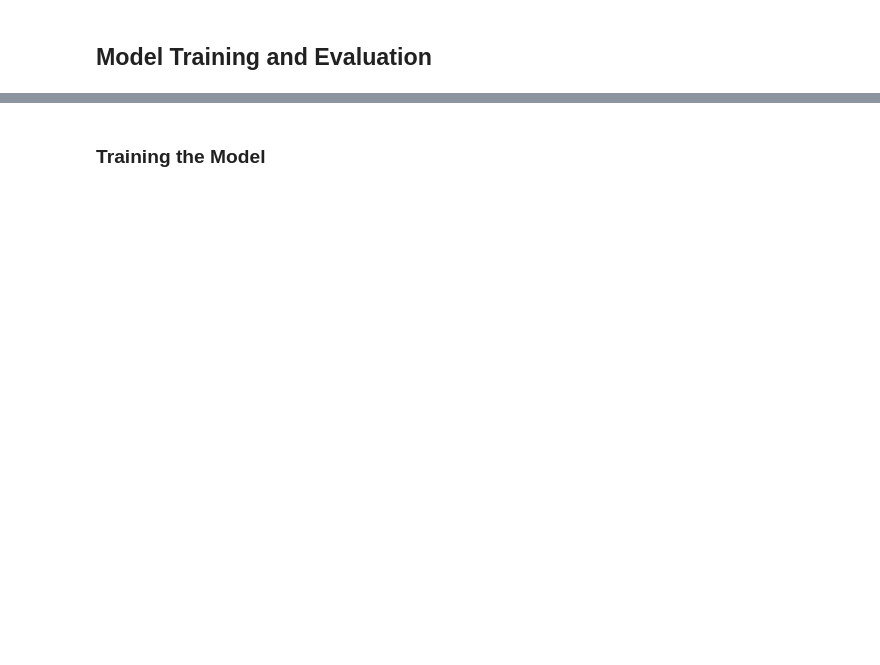
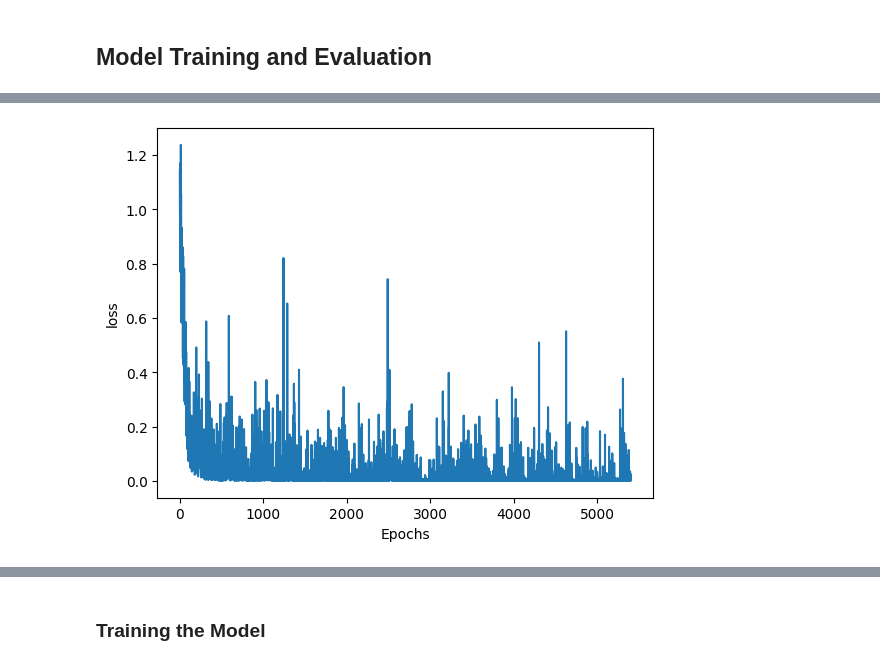
Before and after one commit to Ankur7470/nlp-assignment2, a Jupyter notebook: Copy_of_NLP_assgn2_task2_2.ipynb, the cells around one changed output, grey strips where cells are left out. Cells and saved outputs as stored; diff of their text form; code cells hidden in the pictures; blank space fills up the shorter version.

Commit message:
Add Result of Both GloVe and Word2Vec

```diff
--- a/Copy_of_NLP_assgn2_task2_2.ipynb
+++ b/Copy_of_NLP_assgn2_task2_2.ipynb
@@ -359,0 +439,2 @@ vectorized_texts = np.array([text_to_vectors(text,glove_embeddings) for text in
+# %%
+vectorized_texts = np.array([text_to_vectors(text,word2vec_model) for text in tokenized_texts])
@@ -437,0 +571,27 @@ class SentimentDataset(Dataset):
+# %%
+# DataLoader for training
+batch_size = 32
+dataset = SentimentDataset(X, y)
+
+# split sizes
+train_size = int(0.8 * len(dataset))
+test_size = len(dataset) - train_size
+
+generator = torch.Generator().manual_seed(42)
+
+train_dataset, test_dataset = random_split(dataset, [train_size, test_size], generator=generator)
+
+# Create DataLoaders
+train_loader = DataLoader(train_dataset, batch_size=batch_size, shuffle=True)
+test_loader = DataLoader(test_dataset, batch_size=batch_size, shuffle=True)
+# %%
+torch.manual_seed(42)
+
+model = NeuralNet(X.shape[1]) # creating model
+criterion = nn.CrossEntropyLoss() # defining loss
+
+optimizer = torch.optim.Adam(model.parameters(), lr = 0.002)
+
+epochs = 100    accuracy                           0.79       707
+# %%
+train_loss = train_model(model, train_loader, criterion, optimizer, epochs=300)
@@ -437,0 +616,7 @@ class SentimentDataset(Dataset):
+# %%
+plt.plot(range(len(train_loss)), train_loss)
+plt.ylabel("loss")
+plt.xlabel("Epochs")
+plt.show()
+# %% [output]
+[figure, added]
```
Also changed, not shown: parts of 38 cells of this notebook.
